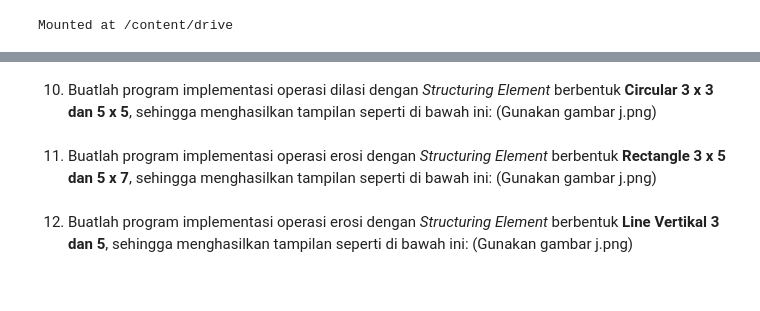
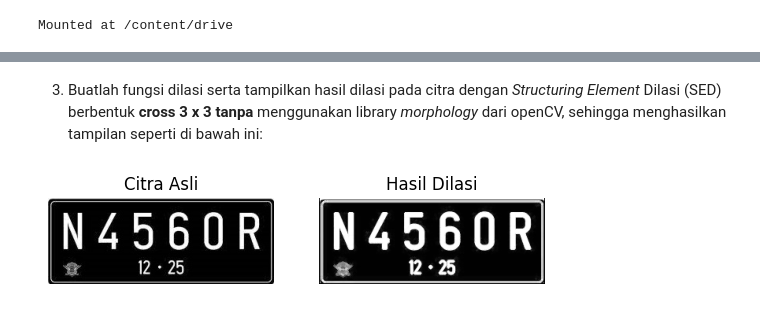
Before and after one commit to alfisuryap/PengolahanCitraDanVisiKomputer, a Jupyter notebook: Week9.ipynb, the cells around one changed output, grey strips where cells are left out. Drawn from its saved outputs; the diff is of its cells as text; code cells hidden in the pictures.

```diff
--- a/Week9.ipynb
+++ b/Week9.ipynb
@@ -47,6 +31,49 @@ berbentuk square 7 x 7 **tanpa dan dengan** menggunakan library *morphology* dar
-# %% [markdown]
-10. Buatlah program implementasi operasi dilasi dengan *Structuring Element* berbentuk **Circular 3 x 3 dan 5 x 5**, sehingga menghasilkan tampilan seperti di bawah ini: (Gunakan gambar j.png)
-# %% [markdown]
-11. Buatlah program implementasi operasi erosi dengan *Structuring Element* berbentuk **Rectangle 3 x 5 dan 5 x 7**, sehingga menghasilkan tampilan seperti di bawah ini: (Gunakan gambar j.png)
-# %% [markdown]
-12. Buatlah program implementasi operasi erosi dengan *Structuring Element* berbentuk **Line Vertikal 3 dan 5**, sehingga menghasilkan tampilan seperti di bawah ini: (Gunakan gambar j.png)
+# %% [markdown]
+3. Buatlah fungsi dilasi serta tampilkan hasil dilasi pada citra dengan *Structuring Element* Dilasi (SED) berbentuk **cross 3 x 3 tanpa** menggunakan library *morphology* dari openCV, sehingga menghasilkan tampilan seperti di bawah ini:
+# %%
+def dilasi(image, kernel):
+    height, width = image.shape
+    k_height, k_width = kernel.shape
+
+    # Hitung ukuran padding untuk menghindari out-of-bounds
+    pad_height = k_height // 2
+    pad_width = k_width // 2
+
+    # Inisialisasi citra hasil dilasi
+    dilated_image = np.zeros_like(image)
+
+    for y in range(pad_height, height - pad_height):
+        for x in range(pad_width, width - pad_width):
+            # Bagian citra di bawah kernel
+            image_patch = image[y - pad_height:y + pad_height + 1, x - pad_width:x + pad_width + 1]
+
+            # Dilasi: Pilih nilai maksimum dalam kernel
+            dilated_image[y, x] = np.max(image_patch * kernel)
+
+    return dilated_image
+# %%
+# Load gambar
+image = cv2.imread('/content/drive/MyDrive/College/Semester 5/Pengolahan Citra dan Visi Komputer/Data/Jobsheet 9/plat nomer.jpg', cv2.IMREAD_GRAYSCALE)
+
+# Buat Structuring Element Dilasi (SED) berbentuk cross 3x3
+kernel = np.array([[0, 1, 0],
+                  [1, 1, 1],
+                  [0, 1, 0]], dtype=np.uint8)
+
+# Aplikasikan dilasi pada citra
+dilated_image = dilasi(image, kernel)
+
+# Tampilkan citra asli dan hasil dilasi
+plt.subplot(1, 2, 1)
+plt.imshow(image, cmap='gray')
+plt.title('Citra Asli')
+plt.axis('off')
+
+plt.subplot(1, 2, 2)
+plt.imshow(dilated_image, cmap='gray')
+plt.title('Hasil Dilasi')
+plt.axis('off')
+
+plt.show()
+# %% [output]
+[figure, added]
```
Also changed, not shown: parts of 52 cells of this notebook.
